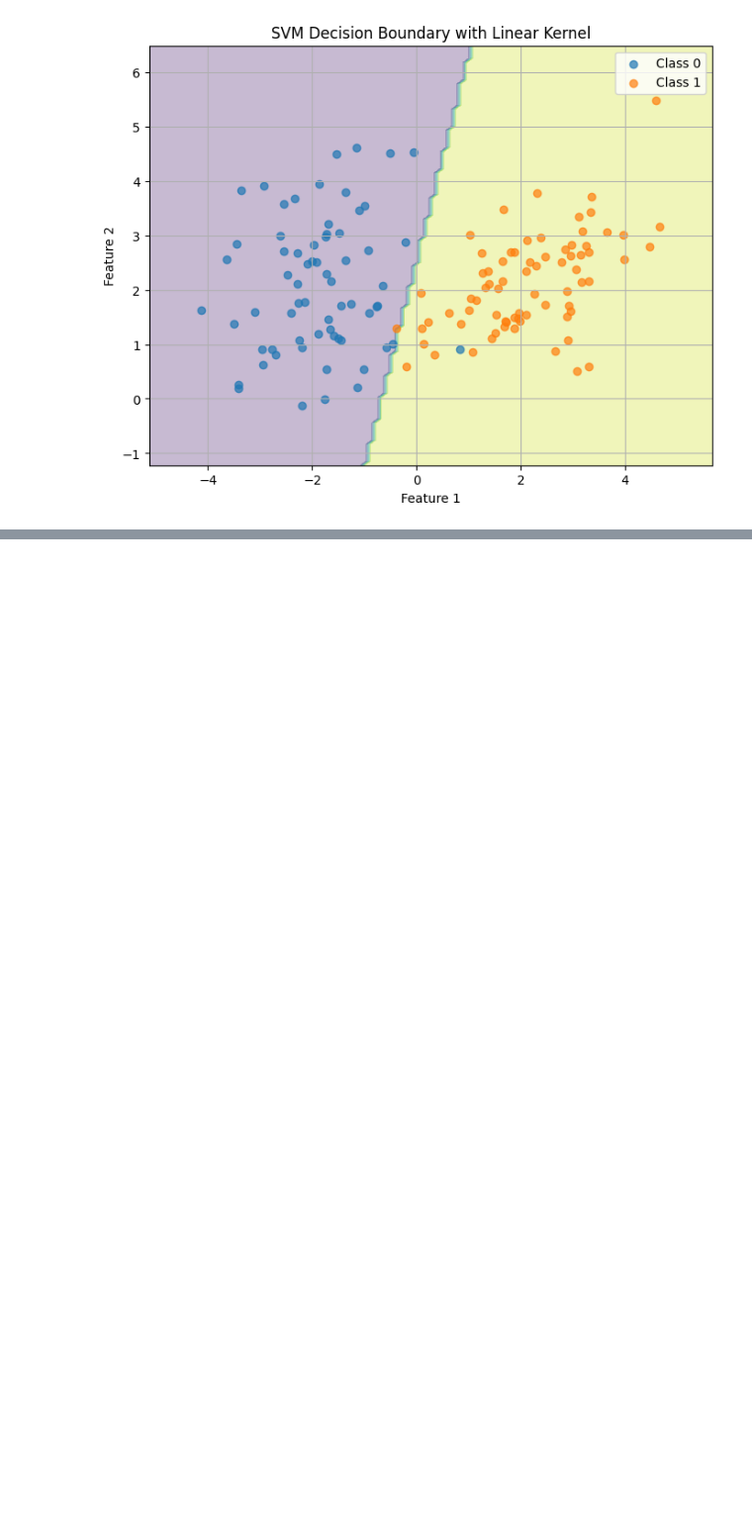
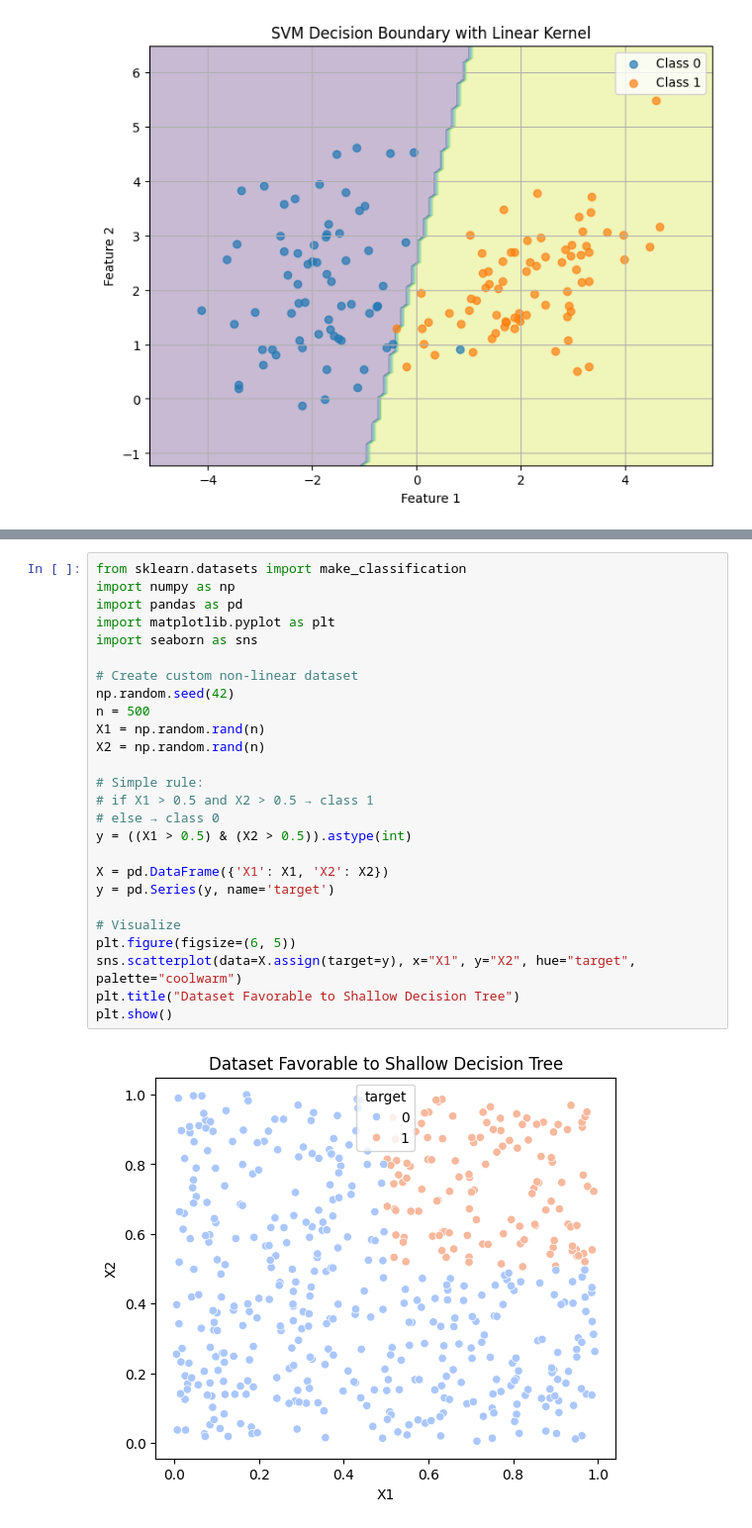
Before and after one commit to cosmintianu/ML-Algorithms-Behavior-Analysis, a Jupyter notebook: MainCosmin.ipynb, the cells around one changed output, grey strips where cells are left out. Shown at 99% size. Cells and saved outputs as stored; diff of their text form; blank space fills up the shorter version.

```diff
--- a/MainCosmin.ipynb
+++ b/MainCosmin.ipynb
@@ -500,0 +621,28 @@ Testing Accuracy: 96.67%
+# %%
+from sklearn.datasets import make_classification
+import numpy as np
+import pandas as pd
+import matplotlib.pyplot as plt
+import seaborn as sns
+
+# Create custom non-linear dataset
+np.random.seed(42)
+n = 500
+X1 = np.random.rand(n)
+X2 = np.random.rand(n)
+
+# Simple rule:
+# if X1 > 0.5 and X2 > 0.5 → class 1
+# else → class 0
+y = ((X1 > 0.5) & (X2 > 0.5)).astype(int)
+
+X = pd.DataFrame({'X1': X1, 'X2': X2})
+y = pd.Series(y, name='target')
+
+# Visualize
+plt.figure(figsize=(6, 5))
+sns.scatterplot(data=X.assign(target=y), x="X1", y="X2", hue="target", palette="coolwarm")
+plt.title("Dataset Favorable to Shallow Decision Tree")
+plt.show()
+# %% [output]
+[figure, added]
```
Also changed, not shown: parts of 16 cells of this notebook.
